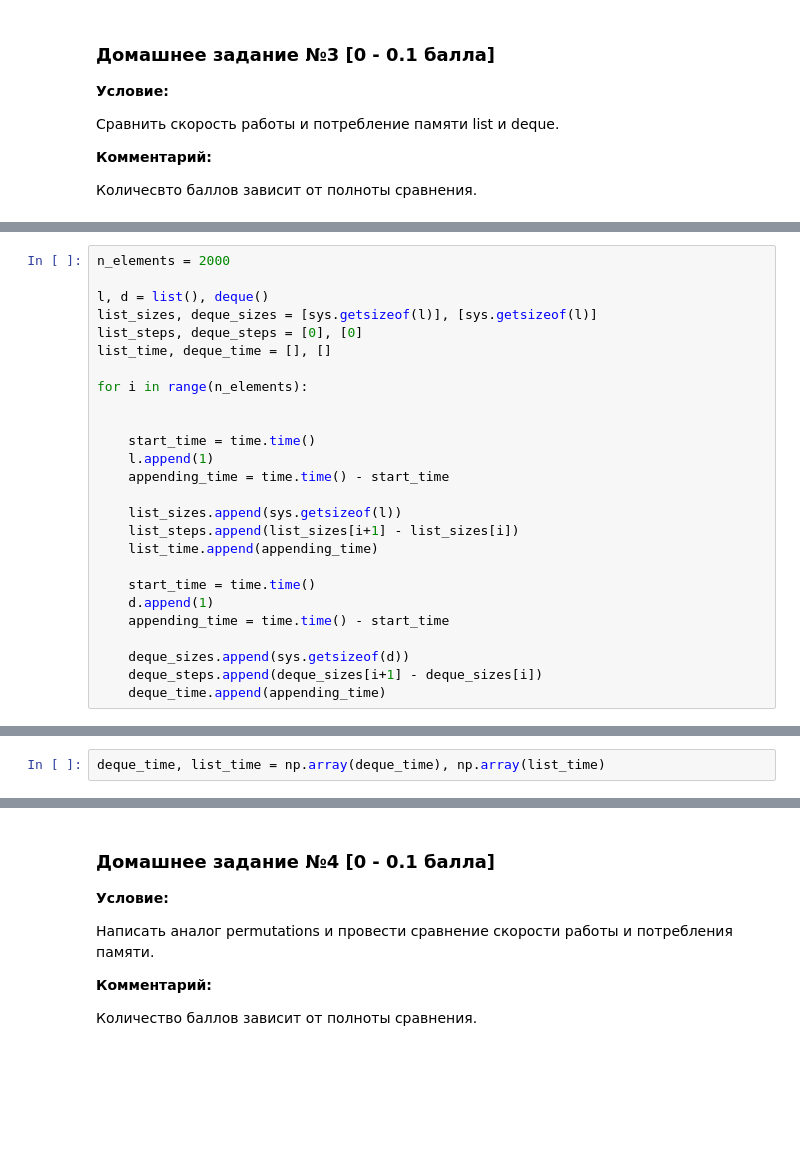
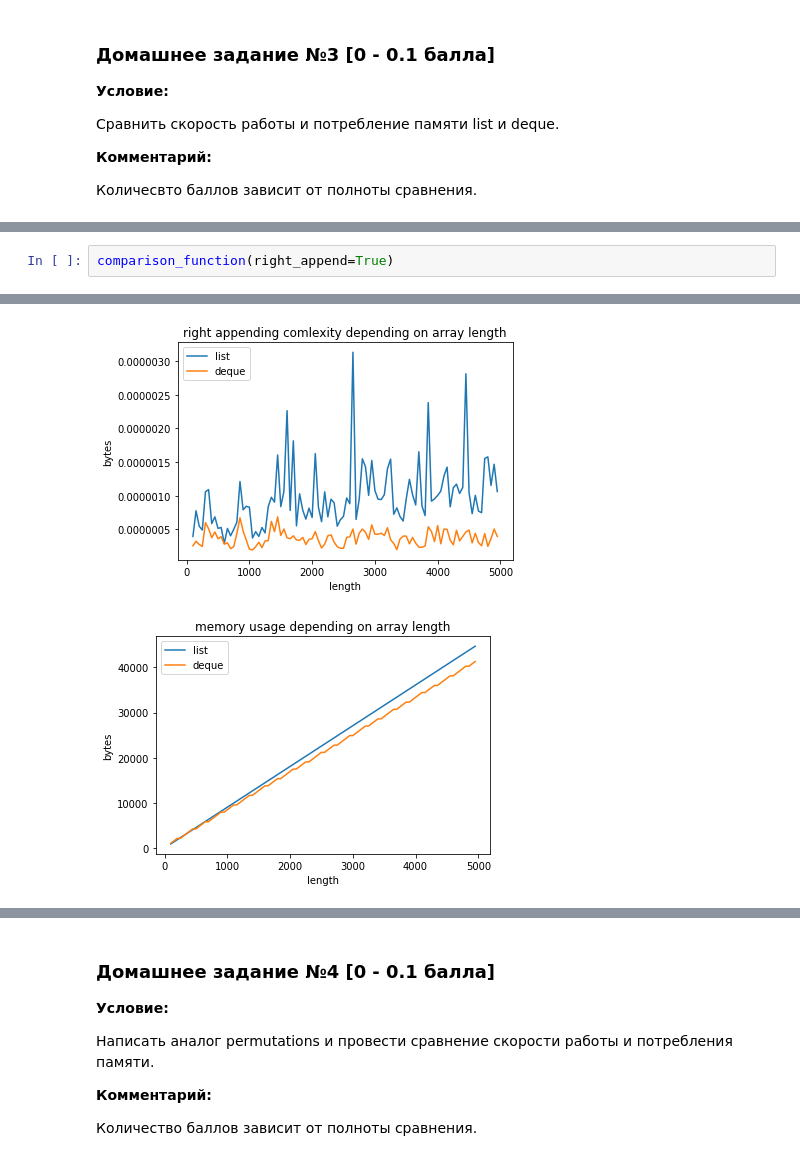
Before and after one commit to MarkLyubimov/advanced_python_2019, a Jupyter notebook: hw_1.ipynb, the cells around one changed output, grey strips where cells are left out. Saved outputs shown, nothing was run; the diff lists cells and outputs as text; blank space fills up the shorter version.

```diff
--- a/hw_1.ipynb
+++ b/hw_1.ipynb
@@ -265,26 +270,0 @@ from collections import deque
-# %%
-n_elements = 2000
-
-l, d = list(), deque()
-list_sizes, deque_sizes = [sys.getsizeof(l)], [sys.getsizeof(l)]
-list_steps, deque_steps = [0], [0]
-list_time, deque_time = [], []
-
-for i in range(n_elements):
-
-
-    start_time = time.time()
-    l.append(1)
-    appending_time = time.time() - start_time
-
-    list_sizes.append(sys.getsizeof(l))
-    list_steps.append(list_sizes[i+1] - list_sizes[i])
-    list_time.append(appending_time)
-
-    start_time = time.time()
-    d.append(1)
-    appending_time = time.time() - start_time
-
-    deque_sizes.append(sys.getsizeof(d))
-    deque_steps.append(deque_sizes[i+1] - deque_sizes[i])
-    deque_time.append(appending_time)
@@ -326,2 +270,0 @@ plt.show()
-# %%
-deque_time, list_time = np.array(deque_time), np.array(list_time)
@@ -335,0 +340,3 @@ list_time.mean(), list_time.std()
+# %%
+comparison_function(right_append=True)
+# %% [output]
@@ -335,0 +344,2 @@ list_time.mean(), list_time.std()
+[figure, added]
+[figure, added]
```
Also changed, not shown: parts of 15 cells of this notebook.
